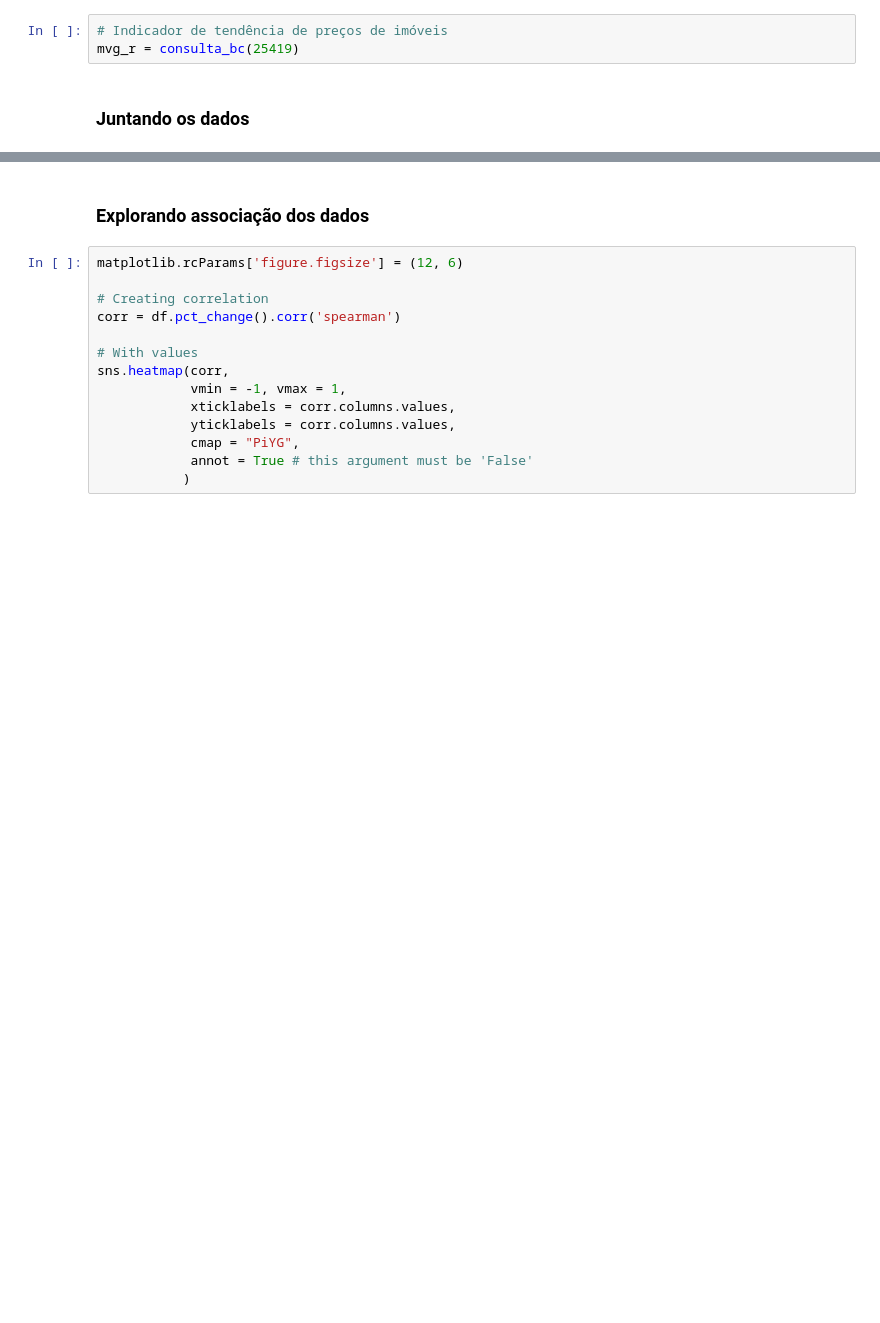
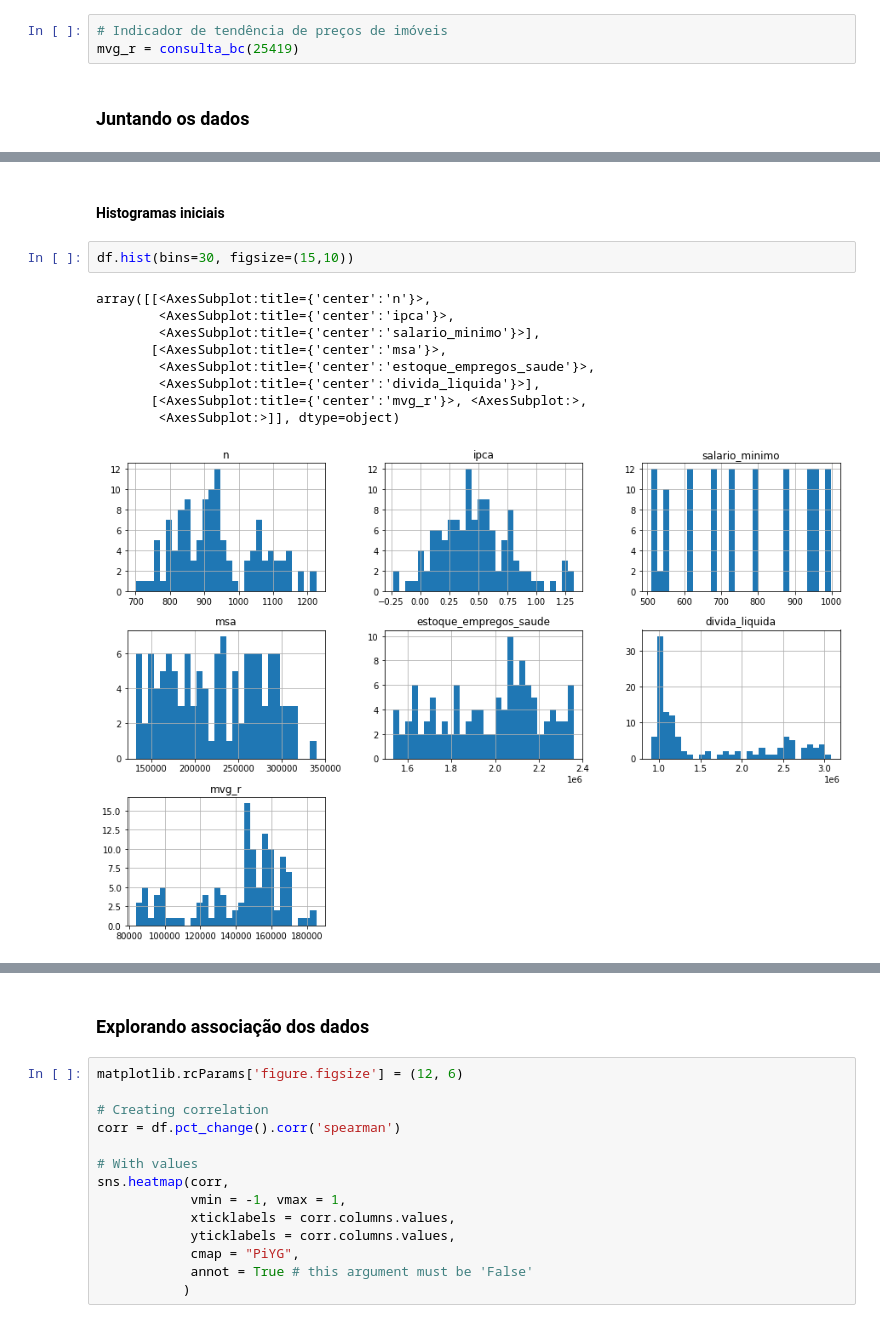
Before and after one commit to GabrielReisR/suicide_in_brazil, a Jupyter notebook: analyses/previsao_suicidios.ipynb, the cells around one changed output, grey strips where cells are left out. Saved outputs shown, nothing was run; the diff lists cells and outputs as text; blank space fills up the shorter version.

```diff
--- a/analyses/previsao_suicidios.ipynb
+++ b/analyses/previsao_suicidios.ipynb
@@ -213,0 +221,14 @@ df
+# %% [markdown]
+#### Histogramas iniciais
+# %%
+df.hist(bins=30, figsize=(15,10))
+# %% [output]
+array([[<AxesSubplot:title={'center':'n'}>,
+        <AxesSubplot:title={'center':'ipca'}>,
+        <AxesSubplot:title={'center':'salario_minimo'}>],
+       [<AxesSubplot:title={'center':'msa'}>,
+        <AxesSubplot:title={'center':'estoque_empregos_saude'}>,
+        <AxesSubplot:title={'center':'divida_liquida'}>],
+       [<AxesSubplot:title={'center':'mvg_r'}>, <AxesSubplot:>,
+        <AxesSubplot:>]], dtype=object)
+[figure, added]
```
Also changed, not shown: parts of 48 cells of this notebook.
